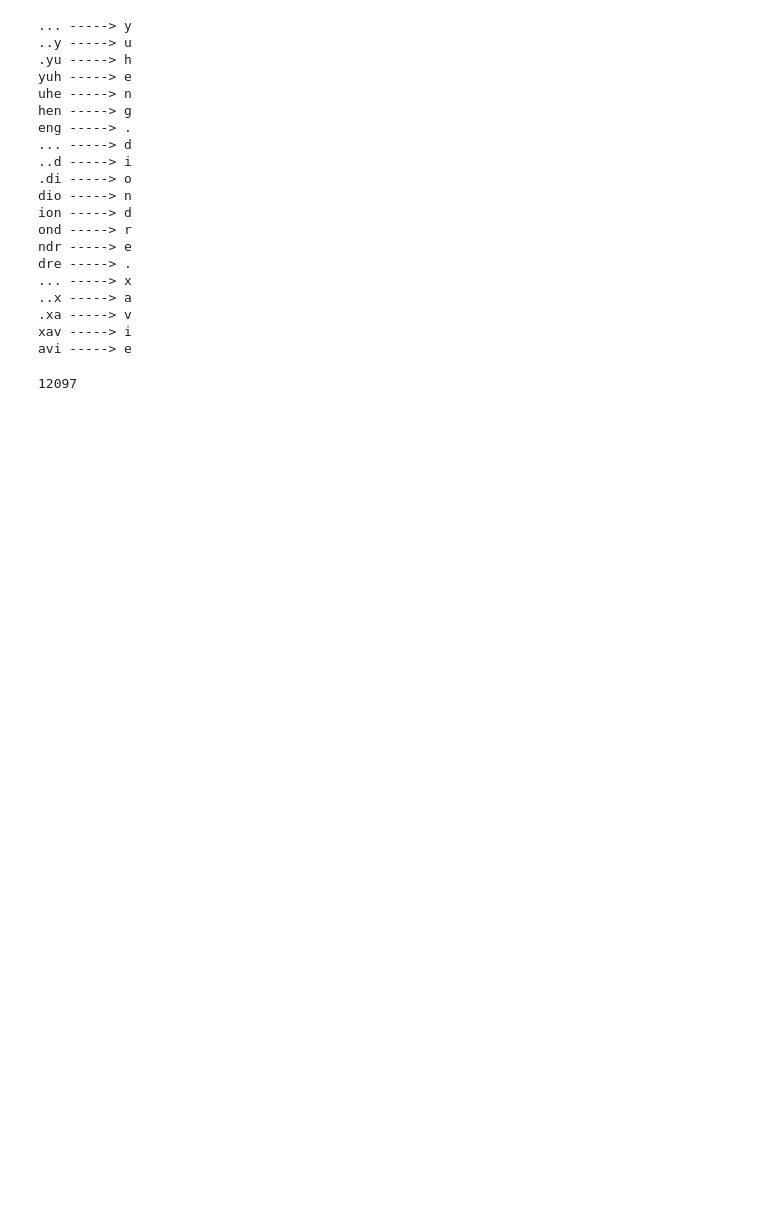
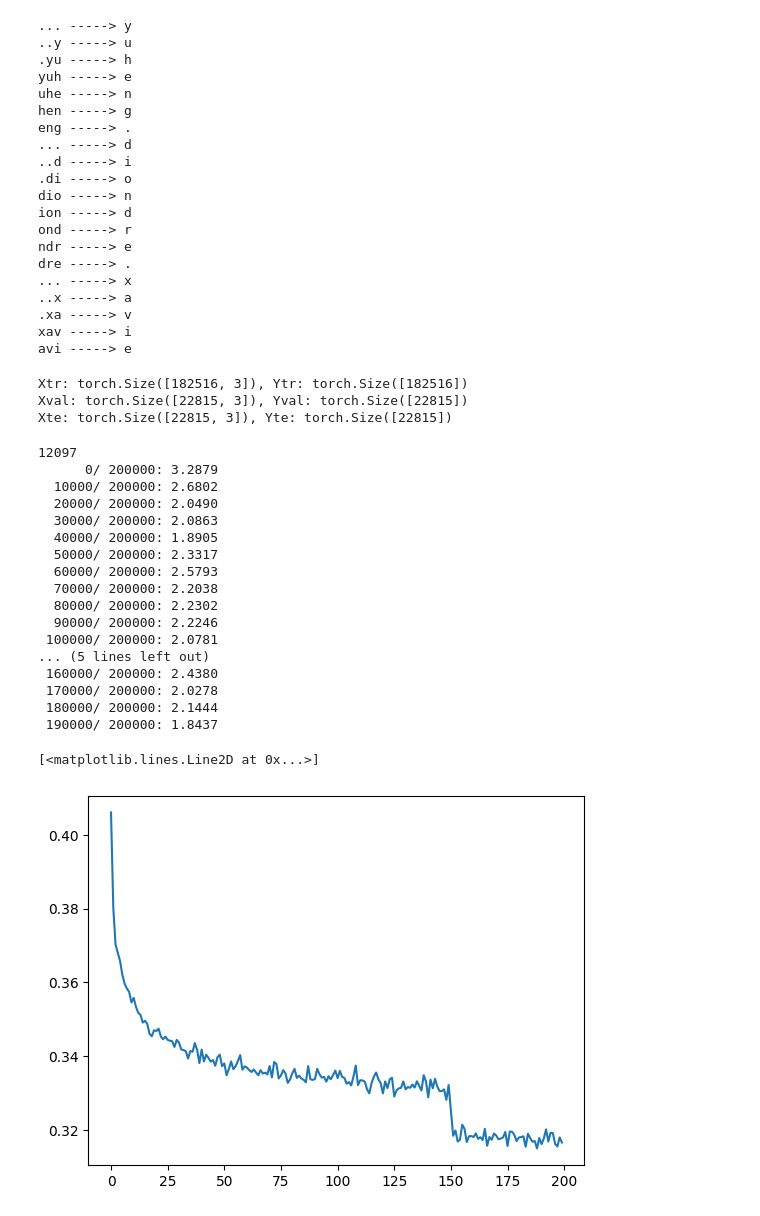
Before and after one commit to bartekstru/lite-language-model, a Jupyter notebook: wavenet.ipynb, the cells around one changed output. Saved outputs shown, nothing was run; the diff lists cells and outputs as text; code cells hidden in the pictures; blank space fills up the shorter version.

```diff
--- a/wavenet.ipynb
+++ b/wavenet.ipynb
@@ -197,0 +211,33 @@ def initialize_model(n_layers = 6, tanh = True, bn = False, bnOutput = False, ou
+# %%
+def train(model, Xtr, Ytr, breakpoint = math.inf, lr=0.1, max_steps=200000, batch_size=32):
+  enable_training(model)
+  lossi = []
+
+  for i in range(max_steps):
+    # minibatch construct
+    ix = torch.randint(0, Xtr.shape[0], (batch_size,))
+    Xb, Yb = Xtr[ix], Ytr[ix] # batch X,Y
+
+    logits = model(Xb)
+    loss = F.cross_entropy(logits, Yb) # loss function
+
+    # backward pass
+    for p in model.parameters():
+      p.grad = None
+
+    loss.backward()
+
+    # update
+    learning_rate = lr if i < 150000 else lr/10 # step learning rate decay
+    for p in model.parameters():
+      p.data += -learning_rate * p.grad
+
+    # track stats
+    if i % 10000 == 0: # print every once in a while
+      print(f'{i:7d}/{max_steps:7d}: {loss.item():.4f}')
+
+    lossi.append(loss.log10().item())
+
+    if breakpoint == i:
+      break
+  return lossi
@@ -198,4 +270,34 @@ def initialize_model(n_layers = 6, tanh = True, bn = False, bnOutput = False, ou
+# %%
+# a simple MLP with a 3 character contexte length
+# 200 hidden neuronsm, 12097 parameters
+block_size = 3
+datasets = build_dataset(words, context_len=block_size)
+Xtr, Ytr = datasets["train"]
+# %% [output]
+Xtr: torch.Size([182516, 3]), Ytr: torch.Size([182516])
+Xval: torch.Size([22815, 3]), Yval: torch.Size([22815])
+Xte: torch.Size([22815, 3]), Yte: torch.Size([22815])
 # %%
-model = initialize_model(n_layers=2, bn=True, hidden_gain=1)
+model = initialize_model(n_layers = 2, bn=True, hidden_gain=1, block_size=block_size)
+lossi = train(model, Xtr, Ytr)
+plt.plot(torch.tensor(lossi).view(-1,1000).mean(1))
 # %% [output]
 12097
+      0/ 200000: 3.2879
+  10000/ 200000: 2.6802
+  20000/ 200000: 2.0490
+  30000/ 200000: 2.0863
+  40000/ 200000: 1.8905
+  50000/ 200000: 2.3317
+  60000/ 200000: 2.5793
+  70000/ 200000: 2.2038
+  80000/ 200000: 2.2302
+  90000/ 200000: 2.2246
+ 100000/ 200000: 2.0781
+... (5 lines left out)
+ 160000/ 200000: 2.4380
+ 170000/ 200000: 2.0278
+ 180000/ 200000: 2.1444
+ 190000/ 200000: 1.8437
+[<matplotlib.lines.Line2D at 0x...>]
+[figure, added]
```
Also changed, not shown: parts of 39 cells of this notebook, 1 other file.
